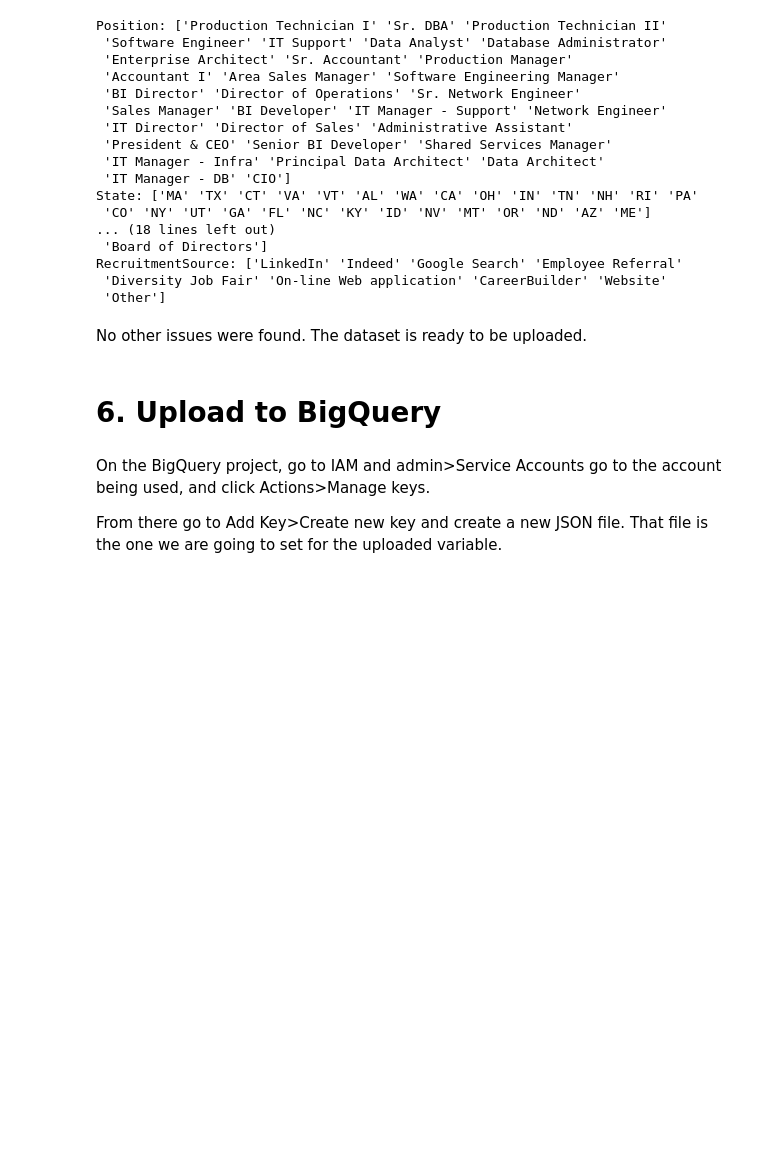
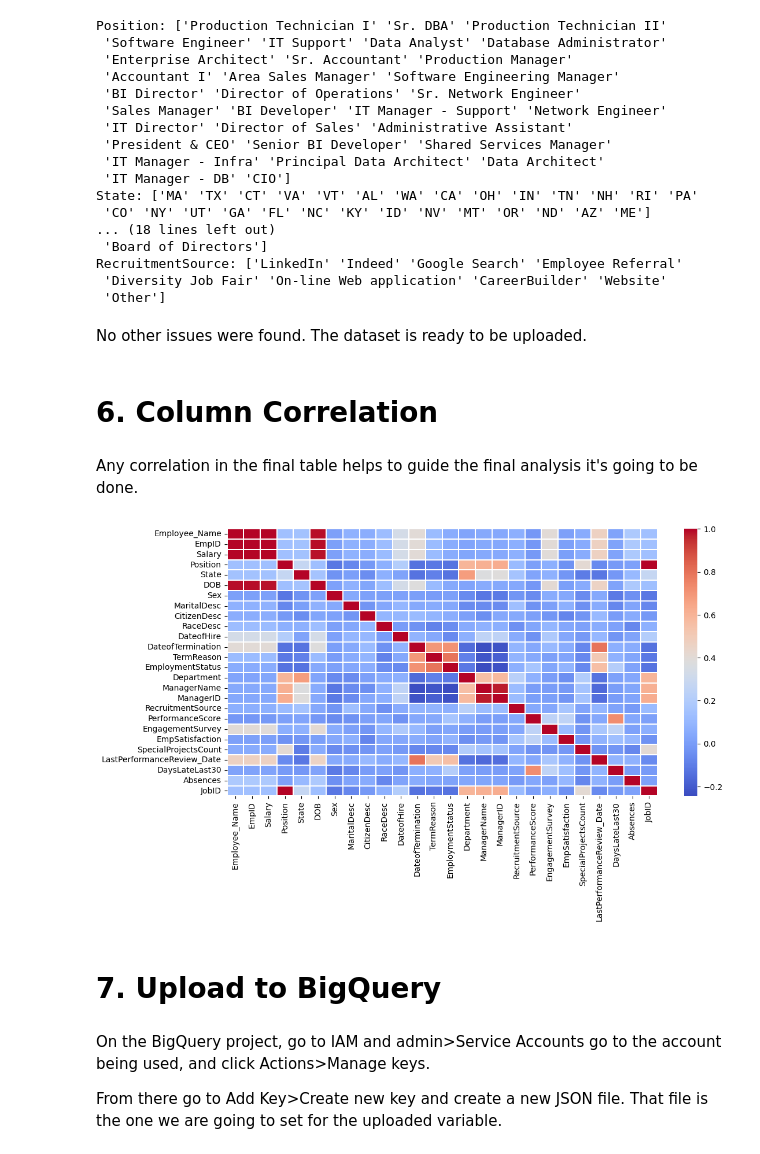
Before and after one commit to angelfergar/hr-dashboard, a Jupyter notebook: notebooks/ETL.ipynb, the cells around one changed output. Cells and saved outputs as stored; diff of their text form; code cells hidden in the pictures; blank space fills up the shorter version.

Commit message:
Correlation Matrix added

```diff
--- a/notebooks/ETL.ipynb
+++ b/notebooks/ETL.ipynb
@@ -185,8 +187,20 @@ RecruitmentSource: ['LinkedIn' 'Indeed' 'Google Search' 'Employee Referral'
  'Other']
 # %% [markdown]
 No other issues were found. The dataset is ready to be uploaded.
+# %% [markdown]
+# 6. Column Correlation
+# %% [markdown]
+Any correlation in the final table helps to guide the final analysis it's going to be done.
+# %%
+plt.figure(figsize=(12, 6))
+corr = df.apply(lambda x: pd.factorize(x)[0]).corr()
+ax = sns.heatmap(corr, xticklabels=corr.columns, yticklabels=corr.columns,
+                 linewidths=.2, cmap="coolwarm")
+plt.show()
+# %% [output]
+[figure, added]
 # %% [markdown]
-# 6. Upload to BigQuery
+# 7. Upload to BigQuery
 # %% [markdown]
 On the BigQuery project, go to IAM and admin>Service Accounts go to the account being used, and click Actions>Manage keys.
 
```
Also changed, not shown: parts of 3 cells of this notebook.
